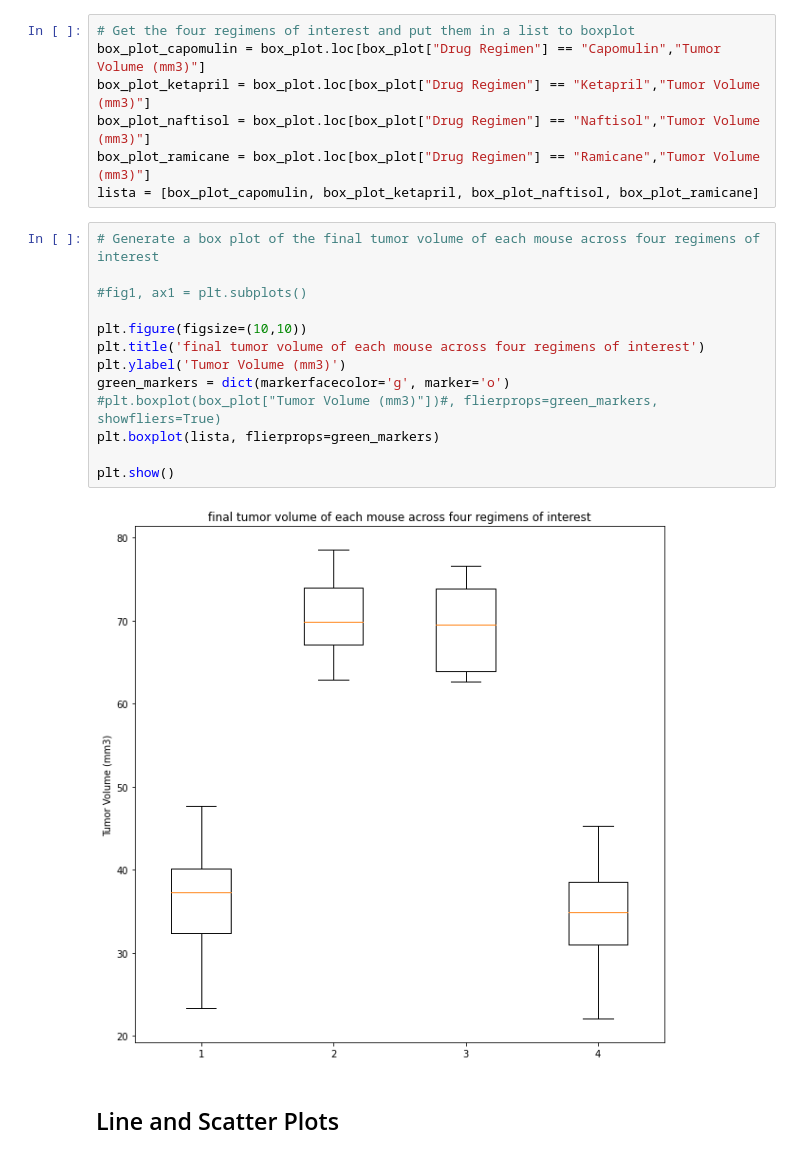
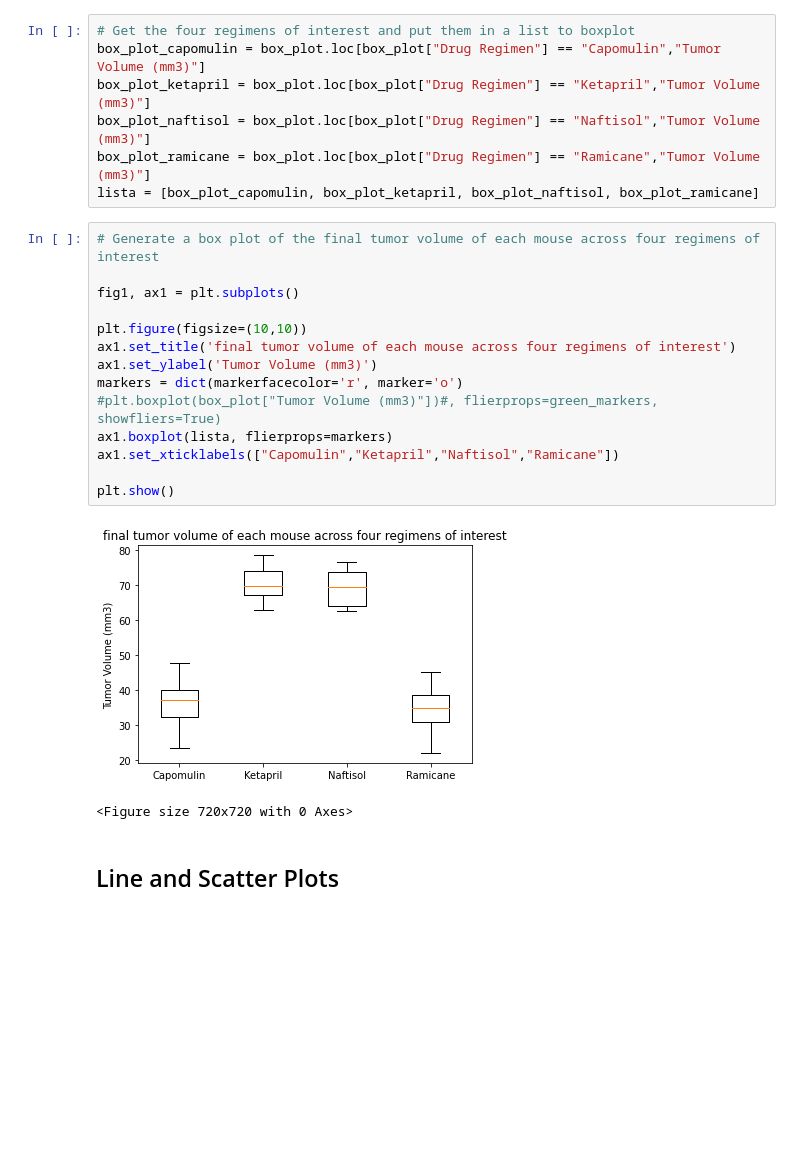
Before and after one commit to luislobo6/matplotlib-challenge, a Jupyter notebook: Pymaceuticals/pymaceuticals_starter.ipynb, the cells around one changed output. Saved outputs shown, nothing was run; the diff lists cells and outputs as text; blank space fills up the shorter version.

```diff
--- a/Pymaceuticals/pymaceuticals_starter.ipynb
+++ b/Pymaceuticals/pymaceuticals_starter.ipynb
@@ -289,18 +289,20 @@ lista = [box_plot_capomulin, box_plot_ketapril, box_plot_naftisol, box_plot_rami
 # %%
 # Generate a box plot of the final tumor volume of each mouse across four regimens of interest
 
-#fig1, ax1 = plt.subplots()
+fig1, ax1 = plt.subplots()
 
 plt.figure(figsize=(10,10))
-plt.title('final tumor volume of each mouse across four regimens of interest')
-plt.ylabel('Tumor Volume (mm3)')
-green_markers = dict(markerfacecolor='g', marker='o')
+ax1.set_title('final tumor volume of each mouse across four regimens of interest')
+ax1.set_ylabel('Tumor Volume (mm3)')
+markers = dict(markerfacecolor='r', marker='o')
 #plt.boxplot(box_plot["Tumor Volume (mm3)"])#, flierprops=green_markers, showfliers=True)
-plt.boxplot(lista, flierprops=green_markers)
+ax1.boxplot(lista, flierprops=markers)
+ax1.set_xticklabels(["Capomulin","Ketapril","Naftisol","Ramicane"])
 
 plt.show()
 # %% [output]
-[figure, old version]
+[figure, new version]
+<Figure size 720x720 with 0 Axes>
 # %% [markdown]
 ## Line and Scatter Plots
 # %%
```
Also changed, not shown: parts of 1 cell of this notebook.
